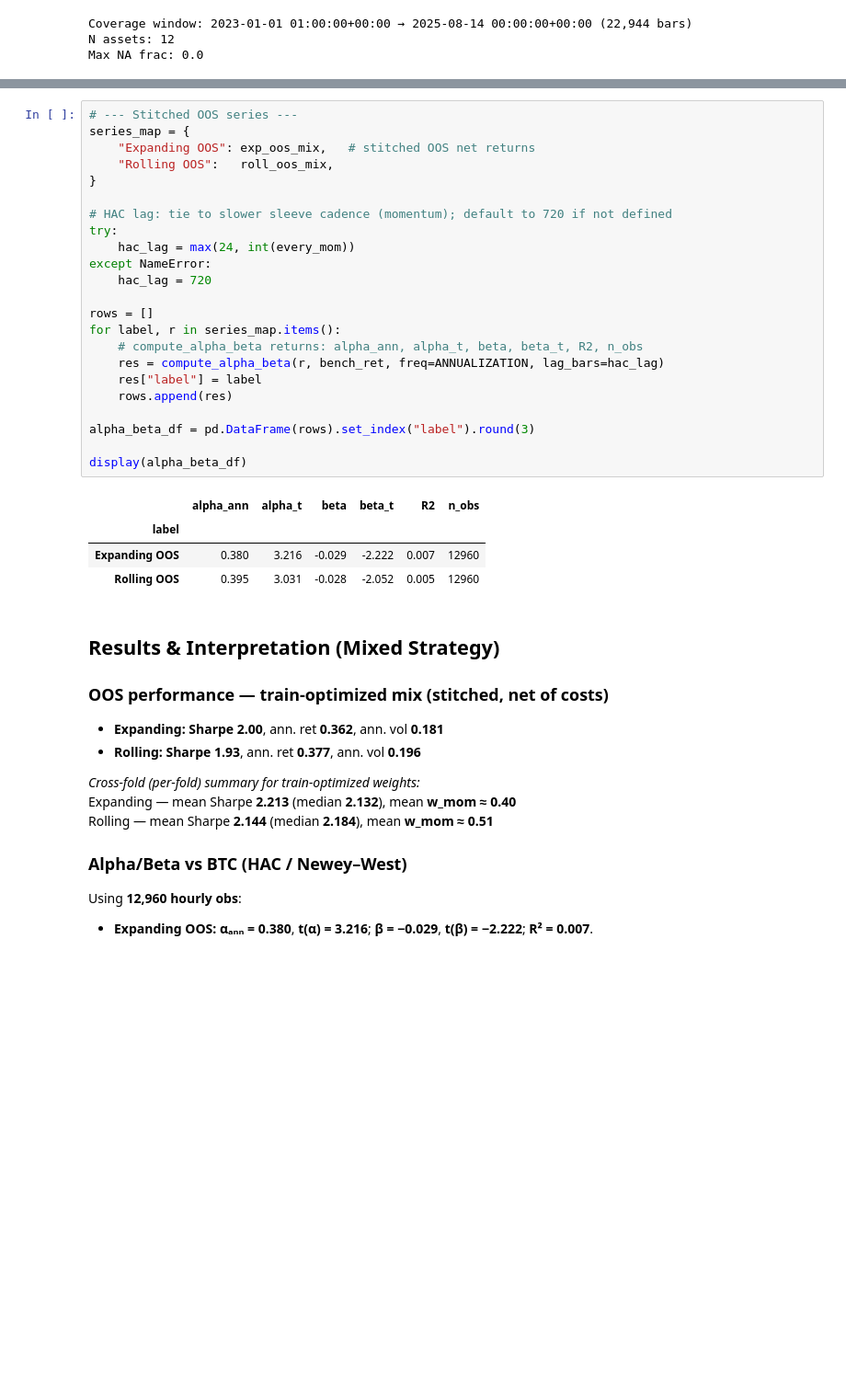
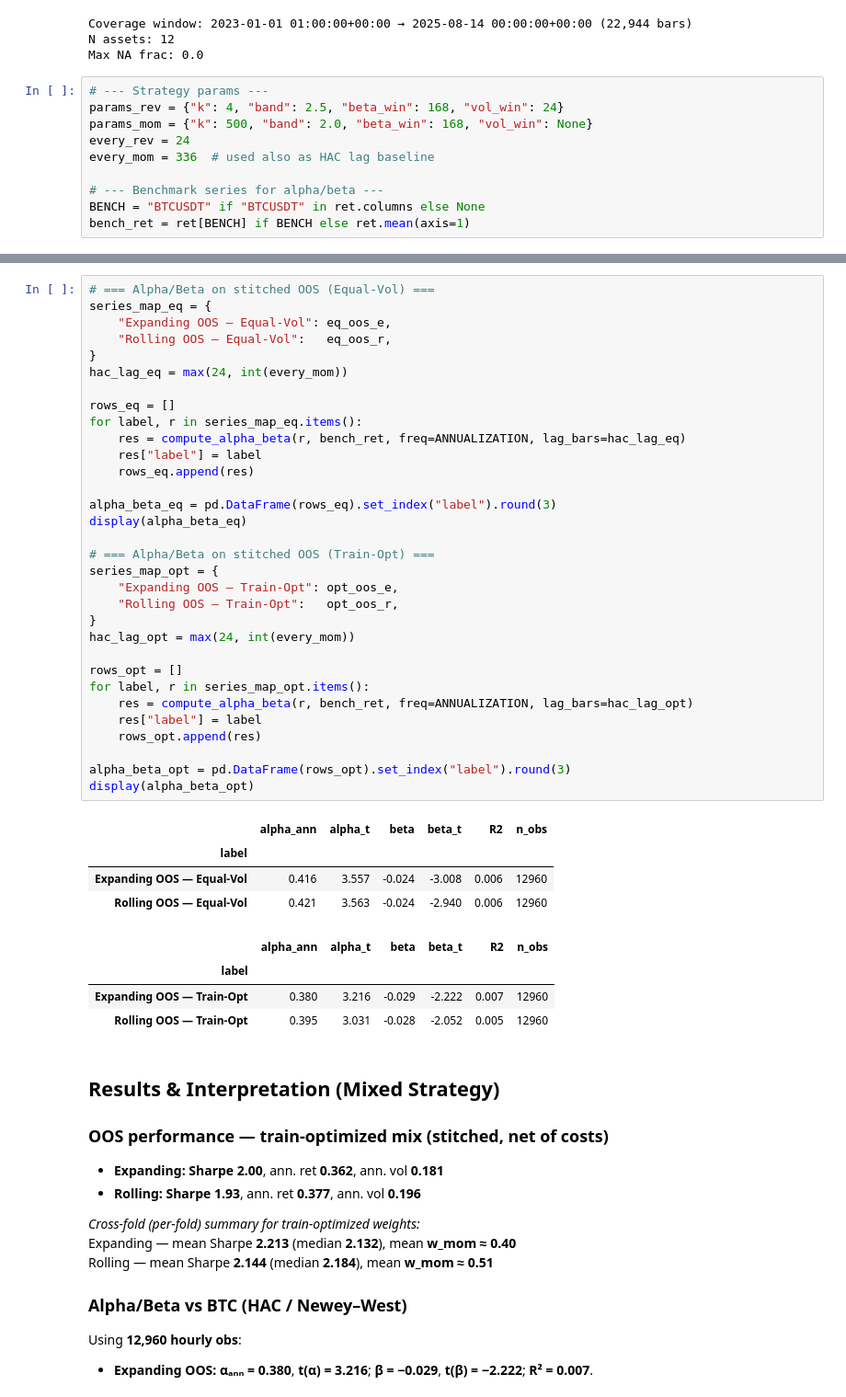
Before and after one commit to ccollins80/crypto-stat-arb, a Jupyter notebook: notebooks/06_mixed_strategy_walk_forward.ipynb, the cells around one changed output, grey strips where cells are left out. Shown at 92% size. Drawn from its saved outputs; the diff is of its cells as text; blank space fills up the shorter version.

```diff
--- a/notebooks/06_mixed_strategy_walk_forward.ipynb
+++ b/notebooks/06_mixed_strategy_walk_forward.ipynb
@@ -63,4 +63,14 @@ BENCH = "BTCUSDT" if "BTCUSDT" in ret.columns else None
 Coverage window: 2023-01-01 01:00:00+00:00 → 2025-08-14 00:00:00+00:00 (22,944 bars)
 N assets: 12
 Max NA frac: 0.0
+# %%
+# --- Strategy params ---
+params_rev = {"k": 4, "band": 2.5, "beta_win": 168, "vol_win": 24}
+params_mom = {"k": 500, "band": 2.0, "beta_win": 168, "vol_win": None}
+every_rev = 24
+every_mom = 336  # used also as HAC lag baseline
+
+# --- Benchmark series for alpha/beta ---
+BENCH = "BTCUSDT" if "BTCUSDT" in ret.columns else None
+bench_ret = ret[BENCH] if BENCH else ret.mean(axis=1)
 # %%
@@ -274,31 +288,44 @@ Saved figure to: C:\Users\Cameron Collins\crypto-stat-arb\figs\mixed_oos_pnl_tra
-# %%
-# --- Stitched OOS series ---
-series_map = {
-    "Expanding OOS": exp_oos_mix,   # stitched OOS net returns
-    "Rolling OOS":   roll_oos_mix,
-}
-
-# HAC lag: tie to slower sleeve cadence (momentum); default to 720 if not defined
-try:
-    hac_lag = max(24, int(every_mom))
-except NameError:
-    hac_lag = 720
-
-rows = []
-for label, r in series_map.items():
-    # compute_alpha_beta returns: alpha_ann, alpha_t, beta, beta_t, R2, n_obs
-    res = compute_alpha_beta(r, bench_ret, freq=ANNUALIZATION, lag_bars=hac_lag)
-    res["label"] = label
-    rows.append(res)
-
-alpha_beta_df = pd.DataFrame(rows).set_index("label").round(3)
-
-display(alpha_beta_df)
-# %% [output]
-|  | alpha_ann | alpha_t | beta | beta_t | R2 | n_obs |
-| label |  |  |  |  |  |  |
-| Expanding OOS | 0.380 | 3.216 | -0.029 | -2.222 | 0.007 | 12960 |
-| Rolling OOS | 0.395 | 3.031 | -0.028 | -2.052 | 0.005 | 12960 |
+# %%
+# === Alpha/Beta on stitched OOS (Equal-Vol) ===
+series_map_eq = {
+    "Expanding OOS — Equal-Vol": eq_oos_e,
+    "Rolling OOS — Equal-Vol":   eq_oos_r,
+}
+hac_lag_eq = max(24, int(every_mom))
+
+rows_eq = []
+for label, r in series_map_eq.items():
+    res = compute_alpha_beta(r, bench_ret, freq=ANNUALIZATION, lag_bars=hac_lag_eq)
+    res["label"] = label
+    rows_eq.append(res)
+
+alpha_beta_eq = pd.DataFrame(rows_eq).set_index("label").round(3)
+display(alpha_beta_eq)
+
+# === Alpha/Beta on stitched OOS (Train-Opt) ===
+series_map_opt = {
+    "Expanding OOS — Train-Opt": opt_oos_e,
+    "Rolling OOS — Train-Opt":   opt_oos_r,
+}
+hac_lag_opt = max(24, int(every_mom))
+
+rows_opt = []
+for label, r in series_map_opt.items():
+    res = compute_alpha_beta(r, bench_ret, freq=ANNUALIZATION, lag_bars=hac_lag_opt)
+    res["label"] = label
+    rows_opt.append(res)
+
+alpha_beta_opt = pd.DataFrame(rows_opt).set_index("label").round(3)
+display(alpha_beta_opt)
+# %% [output]
+|  | alpha_ann | alpha_t | beta | beta_t | R2 | n_obs |
+| label |  |  |  |  |  |  |
+| Expanding OOS — Equal-Vol | 0.416 | 3.557 | -0.024 | -3.008 | 0.006 | 12960 |
+| Rolling OOS — Equal-Vol | 0.421 | 3.563 | -0.024 | -2.940 | 0.006 | 12960 |
+|  | alpha_ann | alpha_t | beta | beta_t | R2 | n_obs |
+| label |  |  |  |  |  |  |
+| Expanding OOS — Train-Opt | 0.380 | 3.216 | -0.029 | -2.222 | 0.007 | 12960 |
+| Rolling OOS — Train-Opt | 0.395 | 3.031 | -0.028 | -2.052 | 0.005 | 12960 |
 # %% [markdown]
 ## Results & Interpretation (Mixed Strategy)
 
```
Also changed, not shown: parts of 4 cells of this notebook, 4 other files.
